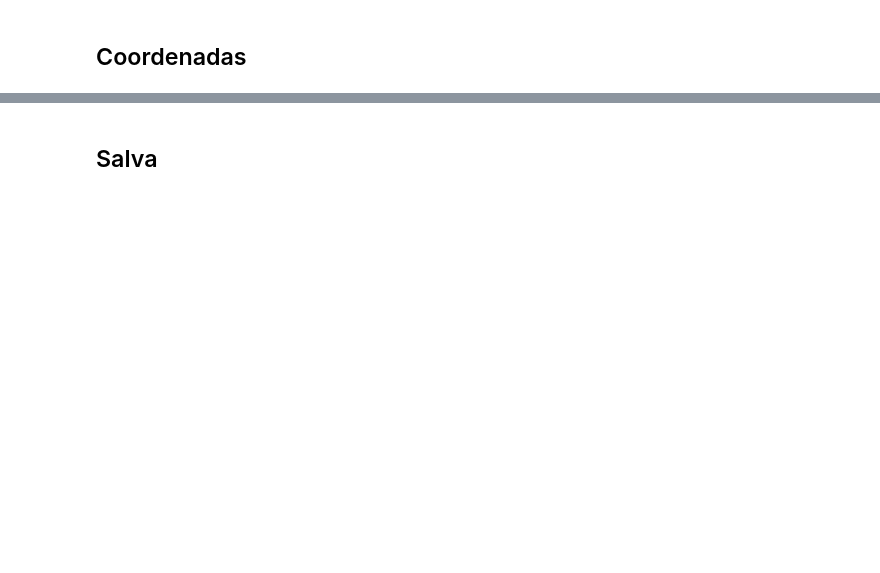
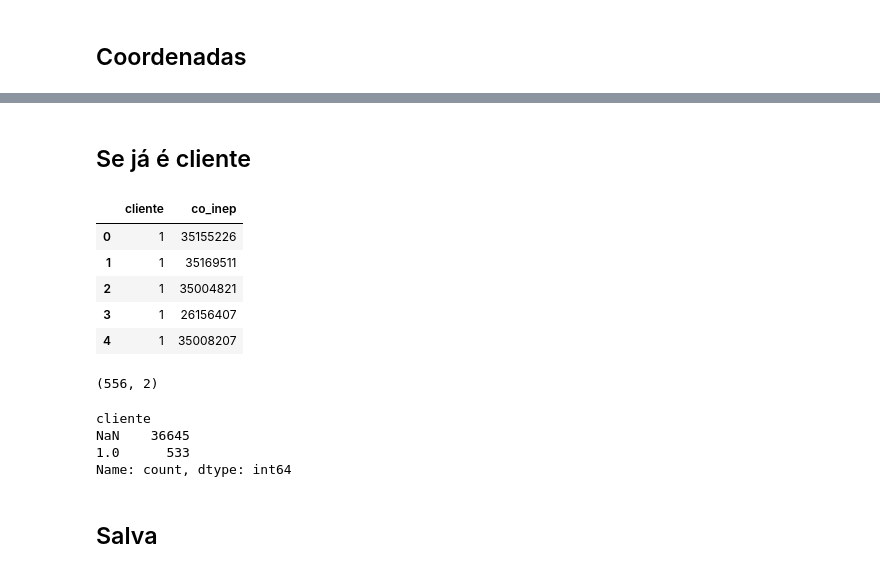
Before and after one commit to gabeguidoni/desafio-poliedro-clusterizacao, a Jupyter notebook: notebooks/10-add_cols.ipynb, the cells around one changed output, grey strips where cells are left out. Saved outputs shown, nothing was run; the diff lists cells and outputs as text; code cells hidden in the pictures; blank space fills up the shorter version.

```diff
--- a/notebooks/10-add_cols.ipynb
+++ b/notebooks/10-add_cols.ipynb
@@ -54 +115,38 @@ print(df.shape)
+# %% [markdown]
+## Se já é cliente
+# %%
+df_cliente = pd.read_excel("../dados/inputs/escolas_atuais.xlsx")
+
+
+df_cliente["cliente"] = 1
+
+df_cliente = df_cliente.melt(id_vars="cliente",
+             value_vars=["Código INEP 1", "Código INEP 2", "Código INEP 3"],
+             value_name="co_inep")
+
+df_cliente = (df_cliente.dropna(subset="co_inep").drop(columns="variable")
+              .drop_duplicates())
+
+df_cliente["co_inep"] = df_cliente["co_inep"].astype(int)
+
+display(df_cliente.head())
+print(df_cliente.shape)
+# %% [output]
+|  | cliente | co_inep |
+| 0 | 1 | 35155226 |
+| 1 | 1 | 35169511 |
+| 2 | 1 | 35004821 |
+| 3 | 1 | 26156407 |
+| 4 | 1 | 35008207 |
+(556, 2)
+# %%
+df = df.merge(df_cliente, how="left", left_on="CO_ENTIDADE", right_on="co_inep")
+df = df.drop(columns="co_inep")
+
+print(df.value_counts("cliente", dropna=False))  # 533 matches de 556 escolas atuais
+# %% [output]
+cliente
+NaN    36645
+1.0      533
+Name: count, dtype: int64
 # %%
```
Also changed, not shown: parts of 9 cells of this notebook, 10 other files.
